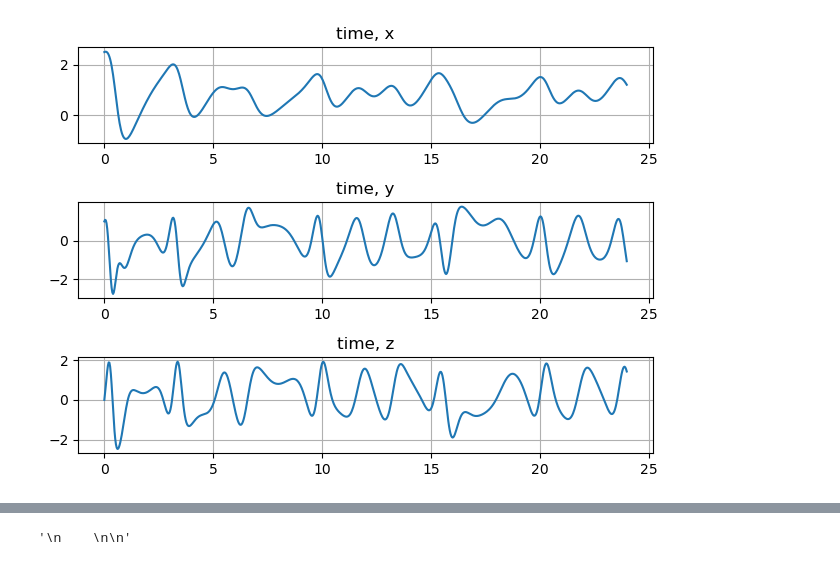
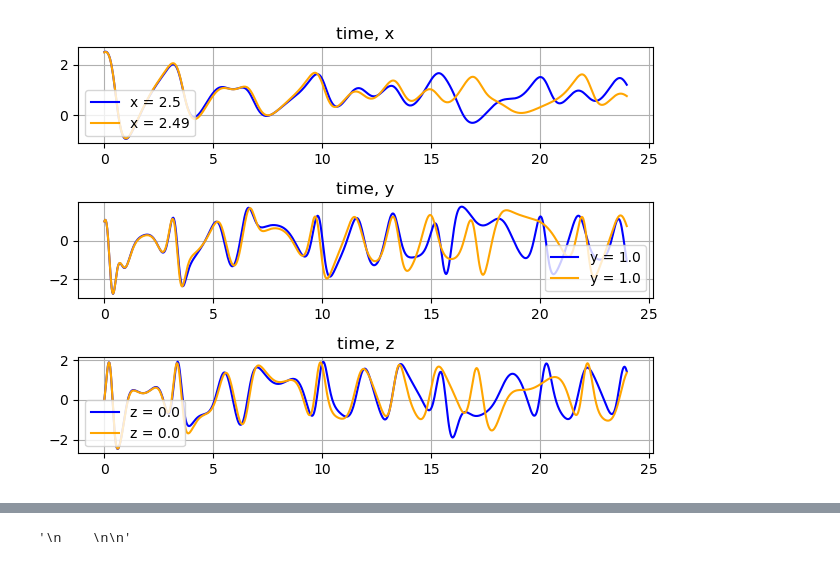
Before and after one commit to atcolehood/ATSC528, a Jupyter notebook: 04-Chaos/chaos.ipynb, the cells around one changed output, grey strips where cells are left out. Drawn from its saved outputs; the diff is of its cells as text; code cells hidden in the pictures.

```diff
--- a/04-Chaos/chaos.ipynb
+++ b/04-Chaos/chaos.ipynb
@@ -44,35 +44,56 @@ x[0] = 2.5 #2.49? #circumpolar westerlies
 y[0] = 1.0 #1.0? #cos(waves)
 z[0] = 0.0 #0.0  #sin(waves)
 
+x2 = np.zeros(len(time))
+y2 = np.zeros(len(time))
+z2 = np.zeros(len(time))
+x2[0] = 2.49 #2.49? #circumpolar westerlies
+y2[0] = 1.0 #1.0? #cos(waves)
+z2[0] = 0.0 #0.0  #sin(waves)
+
 
 for dt in range(1,len(x)):
     dxdt = -y[dt-1]**2 -z[dt-1]**2 -a*x[dt-1] +a*F
     dydt = x[dt-1]*y[dt-1] - b*x[dt-1]*z[dt-1] -y[dt-1] +G
     dzdt = b*x[dt-1]*y[dt-1] + x[dt-1]*z[dt-1] -z[dt-1]
 
     x[dt] = x[dt-1]+del_t_norm*dxdt
     y[dt] = y[dt-1]+del_t_norm*dydt
     z[dt] = z[dt-1]+del_t_norm*dzdt
 
+    dxdt2 = -y2[dt-1]**2 -z2[dt-1]**2 -a*x2[dt-1] +a*F
+    dydt2 = x2[dt-1]*y2[dt-1] - b*x2[dt-1]*z2[dt-1] -y2[dt-1] +G
+    dzdt2 = b*x2[dt-1]*y2[dt-1] + x2[dt-1]*z2[dt-1] -z2[dt-1]
+
+    x2[dt] = x2[dt-1]+del_t_norm*dxdt2
+    y2[dt] = y2[dt-1]+del_t_norm*dydt2
+    z2[dt] = z2[dt-1]+del_t_norm*dzdt2
+
 # print(z)
 
 fig, (ax1, ax2, ax3) = plt.subplots(3)
-ax1.plot(time, x)
+ax1.plot(time, x, label = 'x = 2.5', color='blue')
+ax1.plot(time, x2, label = 'x = 2.49', color='orange')
 ax1.set_title('time, x')
-ax2.plot(time, y)
+ax2.plot(time, y, label = 'y = 1.0', color='blue')
+ax2.plot(time, y2, label = 'y = 1.0', color='orange')
 ax2.set_title('time, y')
-ax3.plot(time, z)
+ax3.plot(time, z, label = 'z = 0.0', color='blue')
+ax3.plot(time, z2, label = 'z = 0.0', color='orange')
 ax3.set_title('time, z')
 # plt.subplot(time, x)
 # plt.subplot(time, y)
 # plt.subplot(time, z)
 plt.tight_layout()
 ax1.grid()
+ax1.legend()
 ax2.grid()
+ax2.legend()
 ax3.grid()
+ax3.legend()
 plt.show()
 # x_of_t_plus_del_t = x_of_t + del_t*dxdt #dxdt(t)? --> x_of_t + del_t[-y(t)**2 -z(t)**2 -ax(t)**2 +A*F]
 # y_of_t_plus_del_t = y_of_t + del_t*dydt #dydt(t)?
 # z_of_t_plus_del_t = z_of_t + del_t*dzdt #dzdt(t)?
 # %% [output]
-[figure, old version]
+[figure, new version]
```
Also changed, not shown: parts of 2 cells of this notebook, 2 other files.
